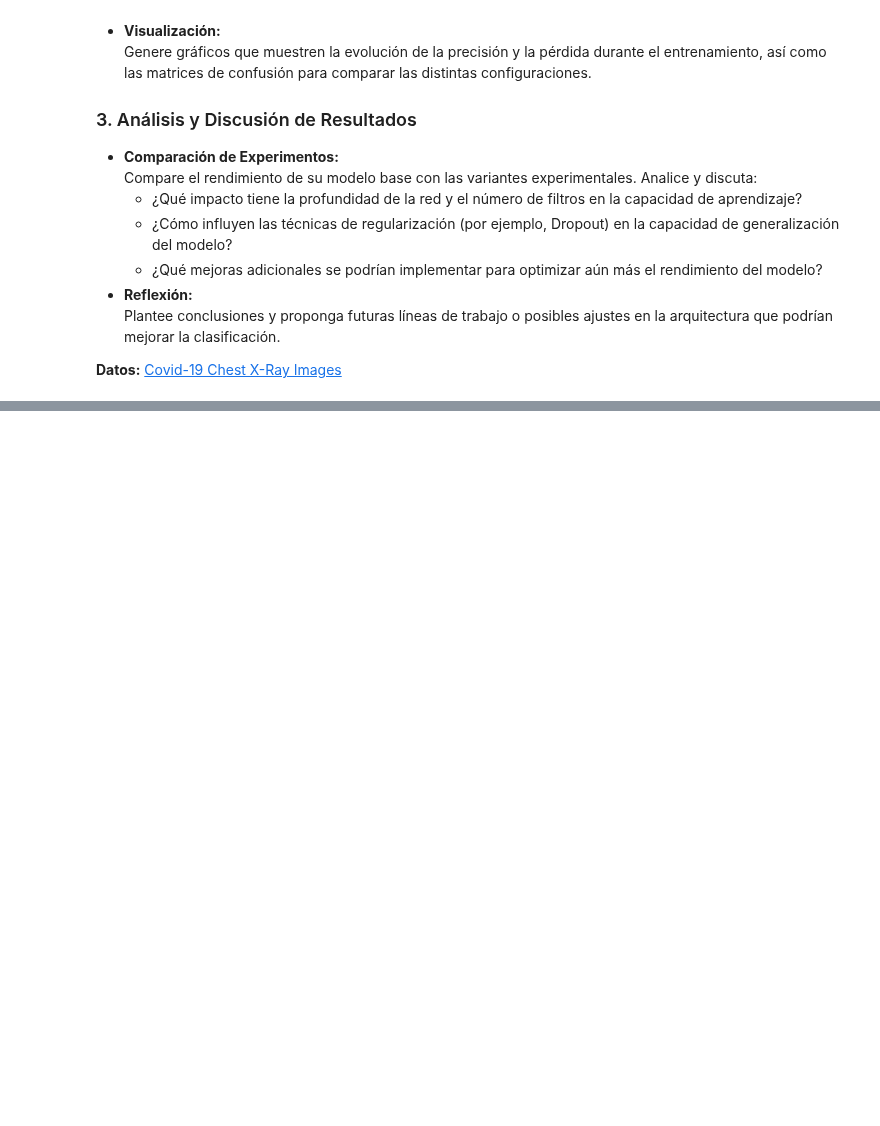
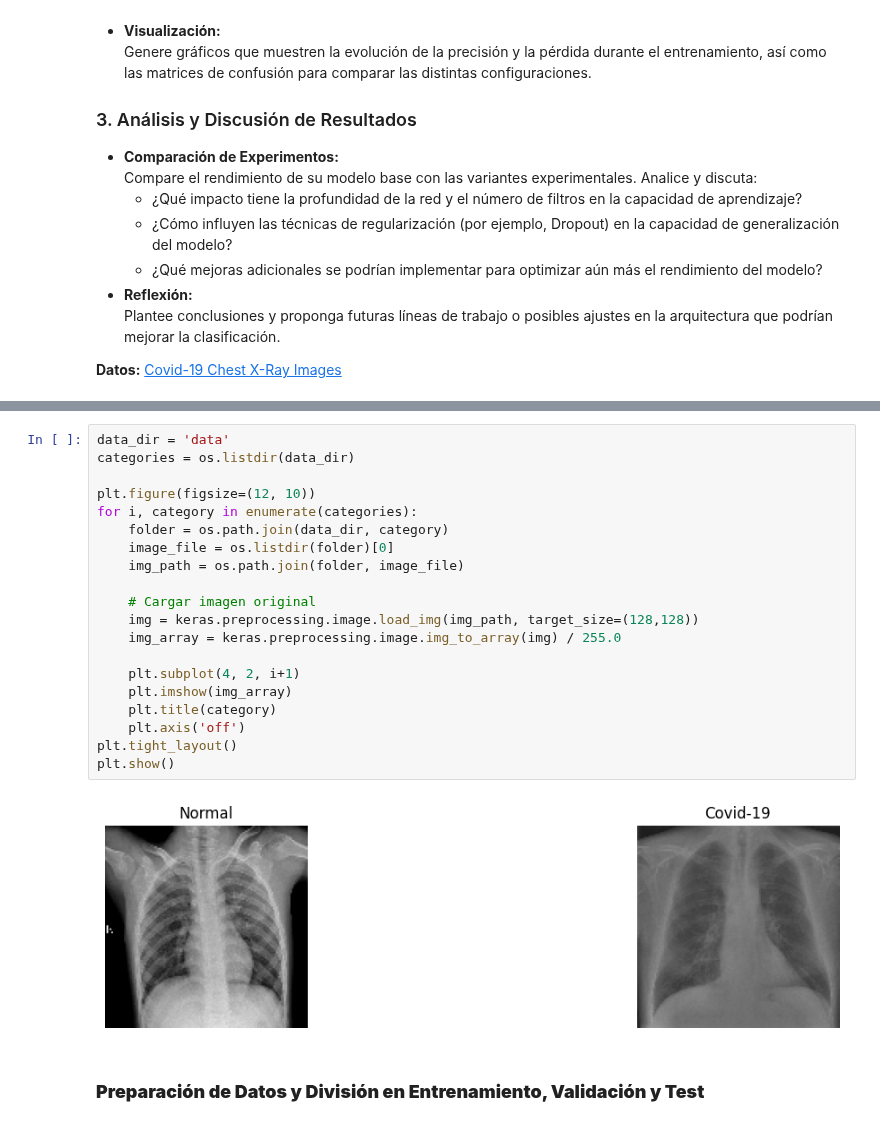
Before and after one commit to pukinidev/TalleresImagenes, a Jupyter notebook: Taller 7/MISIS4825_Laboratorio07_Taller.ipynb, the cells around one changed output, grey strips where cells are left out. Cells and saved outputs as stored; diff of their text form; blank space fills up the shorter version.

```diff
--- a/Taller 7/MISIS4825_Laboratorio07_Taller.ipynb
+++ b/Taller 7/MISIS4825_Laboratorio07_Taller.ipynb
@@ -52,0 +87,24 @@ El objetivo principal es construir y optimizar modelos de CNN propios que permit
+# %%
+data_dir = 'data'
+categories = os.listdir(data_dir)
+
+plt.figure(figsize=(12, 10))
+for i, category in enumerate(categories):
+    folder = os.path.join(data_dir, category)
+    image_file = os.listdir(folder)[0]
+    img_path = os.path.join(folder, image_file)
+
+    # Cargar imagen original
+    img = keras.preprocessing.image.load_img(img_path, target_size=(128,128))
+    img_array = keras.preprocessing.image.img_to_array(img) / 255.0
+
+    plt.subplot(4, 2, i+1)
+    plt.imshow(img_array)
+    plt.title(category)
+    plt.axis('off')
+plt.tight_layout()
+plt.show()
+# %% [output]
+[figure, added]
+# %% [markdown]
+### **Preparación de Datos y División en Entrenamiento, Validación y Test**
```
Also changed, not shown: parts of 16 cells of this notebook, 1 other file.
